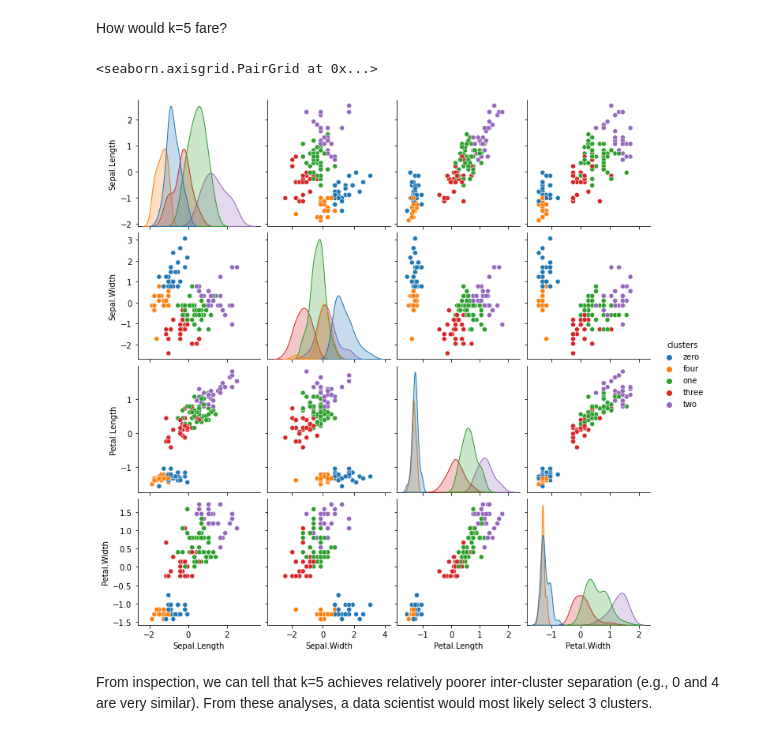
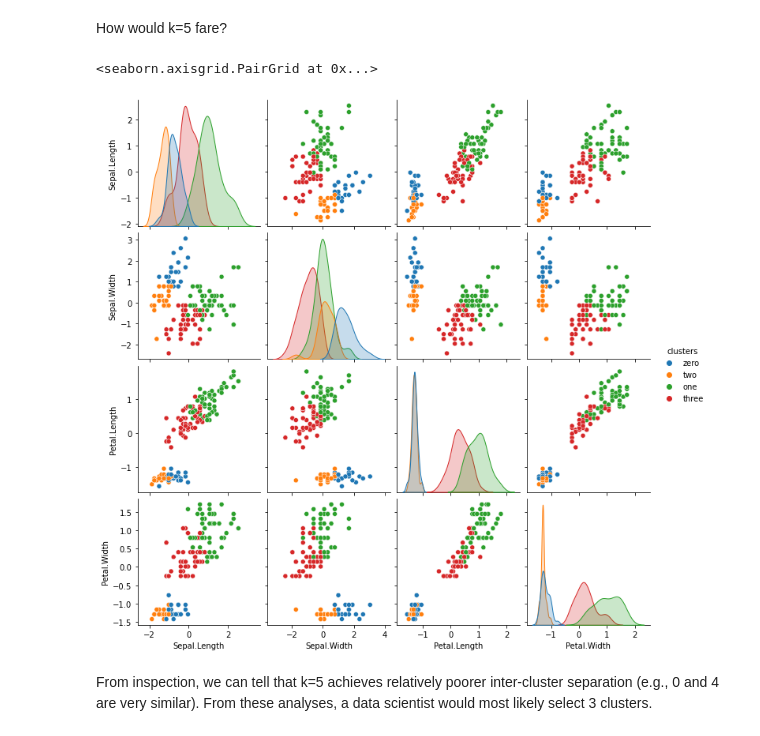
Before and after one commit to IS3UniCologne/DSML_2022, a Jupyter notebook: 03_Workshops/DSML_WS_11_Unsupervised_Learning/DSML_WS_11_Unsupervised_Learning.ipynb, the cells around one changed output. Saved outputs shown, nothing was run; the diff lists cells and outputs as text; code cells hidden in the pictures.

```diff
--- a/03_Workshops/DSML_WS_11_Unsupervised_Learning/DSML_WS_11_Unsupervised_Learning.ipynb
+++ b/03_Workshops/DSML_WS_11_Unsupervised_Learning/DSML_WS_11_Unsupervised_Learning.ipynb
@@ -196,14 +196,14 @@ sns.pairplot(data=iris_scaled, hue="clusters")
 # %% [markdown]
 How would k=5 fare?
 # %%
-five_means = KMeans(n_clusters=5)
+five_means = KMeans(n_clusters=4)
 five_means.fit(X_scaled)
 iris_scaled["clusters"] = five_means.predict(X_scaled)
 iris_scaled["clusters"] = iris_scaled["clusters"].apply(lambda x: numbers[x])
 sns.pairplot(data=iris_scaled, hue="clusters")
 # %% [output]
 <seaborn.axisgrid.PairGrid at 0x...>
-[figure, old version]
+[figure, new version]
 # %% [markdown]
 From inspection, we can tell that k=5 achieves relatively poorer inter-cluster separation (e.g., 0 and 4 are very similar). From these analyses, a data scientist would most likely select 3 clusters.
 # %% [markdown]
```
Also changed, not shown: parts of 13 cells of this notebook.
